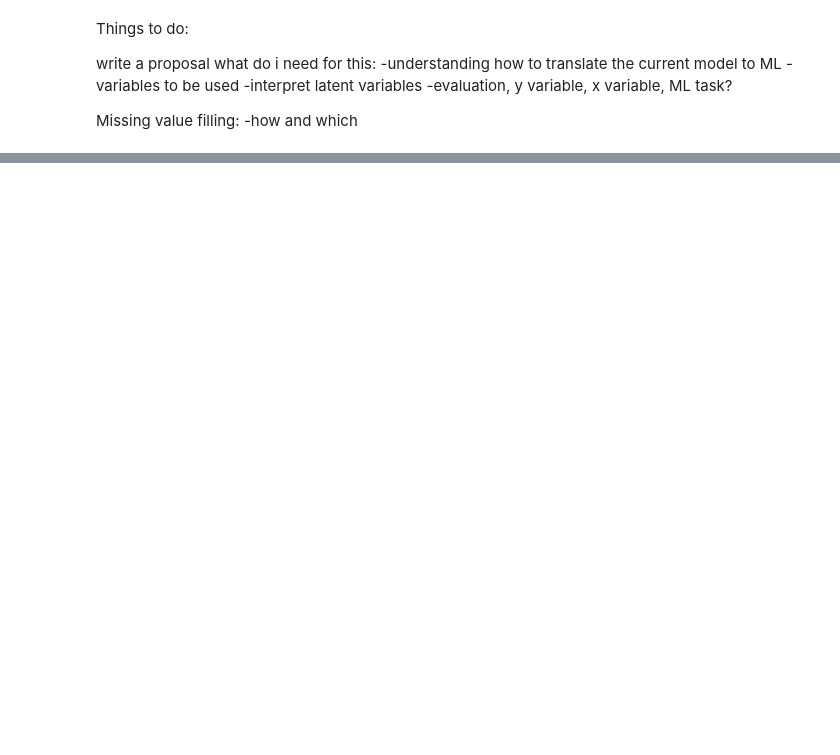
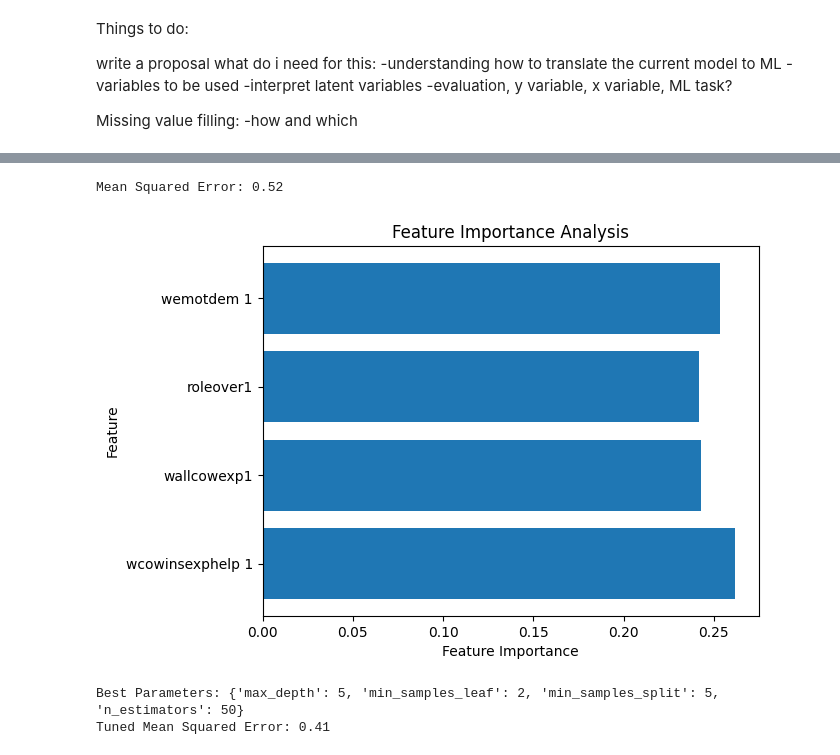
Before and after one commit to reema-dass26/Interdiciplinary_project_WU, a Jupyter notebook: source/EDA.ipynb, the cells around one changed output, grey strips where cells are left out. Saved outputs shown, nothing was run; the diff lists cells and outputs as text; code cells hidden in the pictures; blank space fills up the shorter version.

Commit message:
model

```diff
--- a/source/EDA.ipynb
+++ b/source/EDA.ipynb
@@ -235,0 +440,9 @@ Missing value filling:
+# %%
+# Step 1: Load the CSV
+file_path = "test.csv"  # Replace with your file path
+data = pd.read_csv(file_path)
+
+# Step 2: Filter Columns
+# Specify the columns you want to keep for ML
+selected_columns = ['wcowinsexphelp 1', 'wallcowexp1', 'roleover1', 'wemotdem 1','workadj1']
+filtered_data = data[selected_columns]
@@ -235,0 +496,61 @@ Missing value filling:
+# %%
+# Features and target
+X = filtered_data.drop(columns=['workadj1'])
+y = filtered_data['workadj1']
+# %%
+from sklearn.ensemble import RandomForestRegressor
+from sklearn.model_selection import train_test_split
+from sklearn.metrics import mean_squared_error
+
+# Split data
+X_train, X_test, y_train, y_test = train_test_split(X, y, test_size=0.2, random_state=42)
+
+# Initialize and train model
+model = RandomForestRegressor(random_state=42)
+model.fit(X_train, y_train)
+
+# Predict and evaluate
+y_pred = model.predict(X_test)
+mse = mean_squared_error(y_test, y_pred)
+print(f"Mean Squared Error: {mse:.2f}")
+# %% [output]
+Mean Squared Error: 0.52
+# %%
+import matplotlib.pyplot as plt
+
+# Feature importance
+importances = model.feature_importances_
+feature_names = X.columns
+
+# Plot feature importance
+plt.barh(feature_names, importances)
+plt.xlabel("Feature Importance")
+plt.ylabel("Feature")
+plt.title("Feature Importance Analysis")
+plt.show()
+# %% [output]
+[figure, added]
+# %%
+from sklearn.model_selection import GridSearchCV
+
+# Define parameter grid
+param_grid = {
+    'n_estimators': [50, 100, 200],
+    'max_depth': [None, 5, 10],
+    'min_samples_split': [2, 5],
+    'min_samples_leaf': [1, 2]
+}
+
+# Perform Grid Search
+grid_search = GridSearchCV(RandomForestRegressor(random_state=42), param_grid, cv=3, scoring='neg_mean_squared_error')
+grid_search.fit(X_train, y_train)
+
+# Best parameters and MSE
+print("Best Parameters:", grid_search.best_params_)
+best_model = grid_search.best_estimator_
+y_pred_tuned = best_model.predict(X_test)
+mse_tuned = mean_squared_error(y_test, y_pred_tuned)
+print(f"Tuned Mean Squared Error: {mse_tuned:.2f}")
+# %% [output]
+Best Parameters: {'max_depth': 5, 'min_samples_leaf': 2, 'min_samples_split': 5, 'n_estimators': 50}
+Tuned Mean Squared Error: 0.41
```
Also changed, not shown: parts of 67 cells of this notebook, 7 other files.
